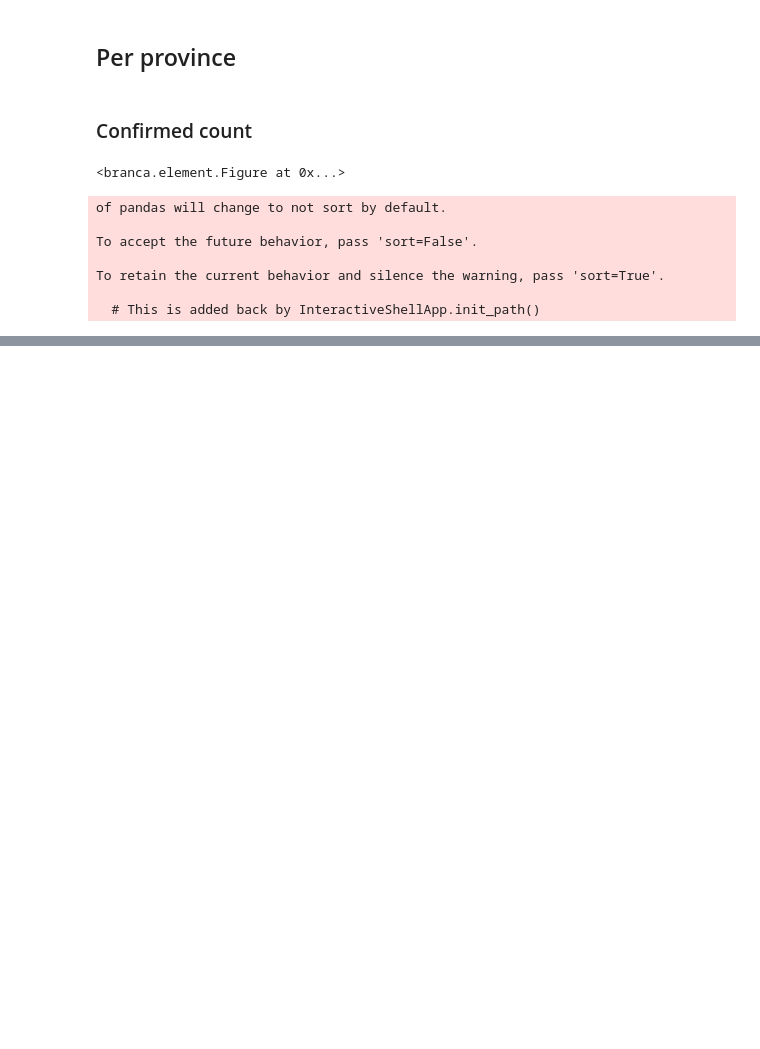
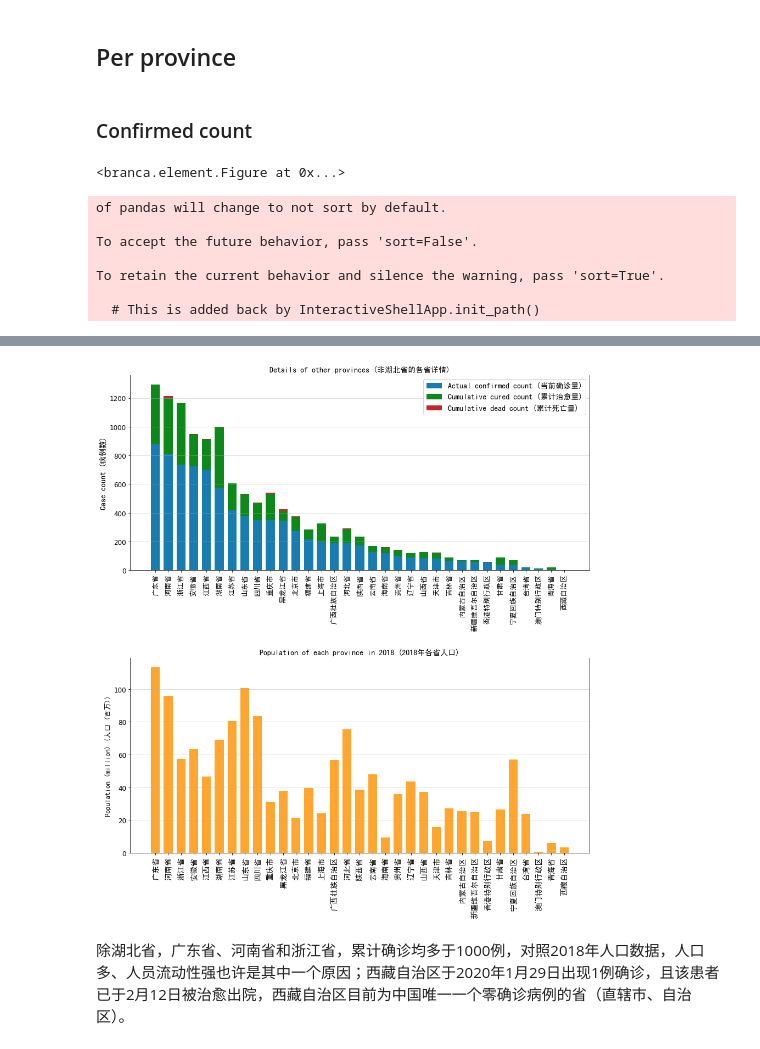
Before and after one commit to jingwen-z/python-playground, a Jupyter notebook: analysis/2019_nCoV/2019_nCoV.ipynb, the cells around one changed output, grey strips where cells are left out. Drawn from its saved outputs; the diff is of its cells as text; code cells hidden in the pictures; blank space fills up the shorter version.

```diff
--- a/analysis/2019_nCoV/2019_nCoV.ipynb
+++ b/analysis/2019_nCoV/2019_nCoV.ipynb
@@ -22,6 +24,12 @@ from branca.element import Template, MacroElement
 font_path = '/Library/Fonts/simhei.ttf'
 fontP = font_manager.FontProperties(fname=font_path)
 fontP.set_size(14)
+
+fontP_medium = font_manager.FontProperties(fname=font_path)
+fontP_medium.set_size(13)
+
+fontP_small = font_manager.FontProperties(fname=font_path)
+fontP_small.set_size(11)
 # %%
 data_df = pd.read_csv('DXYArea.csv')
 data_supplement = pd.read_csv('DXYArea_supplement.csv')
@@ -174,6 +190,13 @@ data_df.loc[(data_df['provinceName']=='重庆市') & (data_df['cityName']=='酉
 # 青海省
 data_df.loc[(data_df['provinceName']=='青海省') & (data_df['cityName']=='西宁市'), 'cityName'] = '西宁'
 data_df.loc[(data_df['provinceName']=='青海省') & (data_df['cityName']=='北海州'), 'cityName'] = '海北州'
+# %%
+# http://www.gxzf.gov.cn/mlgx/gxrw/qhrk/20170331-486083.shtml
+pop18_df.loc[len(pop18_df), 'provinceName'] = '广西壮族自治区'
+pop18_df.loc[pop18_df['provinceName'] == '广西壮族自治区', 'population_2018'] = 56590000
+
+pop18_df.loc[len(pop18_df), 'provinceName'] = '宁夏回族自治区'
+pop18_df.loc[pop18_df['provinceName'] == '宁夏回族自治区', 'population_2018'] = 56881100
 # %%
 province_daily_last = data_df.groupby(['provinceName', 'Date_ymd'])['Time_hms'].max().reset_index()
 
@@ -334,8 +355,12 @@ def thousands(x, pos):
 def thousands_1dec(x, pos):
     return '%1.1f' % (x * 1e-3)
 
+def millions(x, pos):
+    return '%1.0f' % (x * 1e-6)
+
 formatter_thousands = FuncFormatter(thousands)
 formatter_thousands_1dec = FuncFormatter(thousands_1dec)
+formatter_millions = FuncFormatter(millions)
 # %%
 fig, ax = plt.subplots(nrows=2, ncols=1, figsize=(14, 14))
 
@@ -770,3 +764,60 @@ hubei_vs_others_last_df
+# %%
+pop_sorted_cfirmedCnt = pd.merge(province_last_sorted_df[['provinceName']], pop18_df,
+                                 on='provinceName', how='left')
+# %%
+fig, ax = plt.subplots(nrows=2, ncols=1, figsize=(15, 16))
+
+# Details of other provinces
+ax[0].set_title('Details of other provinces (非湖北省的各省详情)', fontdict={'fontsize': 14}, fontproperties=fontP)
+rect11 = ax[0].bar(not_hubei_last_sorted_df.provinceName,
+                   not_hubei_last_sorted_df.province_act_confirmedCount,
+                   color='#177cb0',
+                   width=0.7)
+rect12 = ax[0].bar(not_hubei_last_sorted_df.provinceName,
+                   not_hubei_last_sorted_df.province_curedCount,
+                   bottom=not_hubei_last_sorted_df.province_act_confirmedCount,
+                   color='#0c8918',
+                   width=0.7)
+rect13 = ax[0].bar(not_hubei_last_sorted_df.provinceName,
+                   not_hubei_last_sorted_df.province_deadCount,
+                   bottom=not_hubei_last_sorted_df.province_act_confirmedCount + not_hubei_last_sorted_df.province_curedCount,
+                   color='#c3272b',
+                   width=0.7)
+
+ax[0].tick_params(labelsize=12)
+ax[0].set_xticklabels(not_hubei_last_sorted_df.provinceName, rotation=90, fontproperties=fontP_medium)
+ax[0].set_ylabel('Case count (病例数)', fontproperties=fontP)
+ax[0].spines['top'].set_visible(False)
+ax[0].grid(axis='y', which='major', alpha=0.5)
+
+ax[0].legend(handles=(rect11, rect12, rect13),
+             prop=fontP,
+             labels=('Actual confirmed count (当前确诊量)',
+                     'Cumulative cured count (累计治愈量)',
+                     'Cumulative dead count (累计死亡量)'), loc=1)
+
+# Population of each province
+ax[1].set_title('Population of each province in 2018 (2018年各省人口)',
+                fontdict={'fontsize': 14}, fontproperties=fontP)
+ax[1].bar(pop_sorted_cfirmedCnt[pop_sorted_cfirmedCnt['provinceName']!='湖北省'].provinceName,
+          pop_sorted_cfirmedCnt[pop_sorted_cfirmedCnt['provinceName']!='湖北省'].population_2018,
+          color='#ffa631',
+          width=0.7)
+
+ax[1].tick_params(labelsize=12)
+ax[1].set_xticklabels(pop_sorted_cfirmedCnt[pop_sorted_cfirmedCnt['provinceName']!='湖北省'].provinceName,
+                      rotation=90, fontproperties=fontP)
+ax[1].set_ylabel('Population (million) (人口 (百万))', size=12, fontproperties=fontP_medium)
+ax[1].spines['top'].set_visible(False)
+ax[1].grid(axis='y', which='major', alpha=0.5)
+ax[1].yaxis.set_major_formatter(formatter_millions)
+
+plt.subplots_adjust(hspace=0.45)
+plt.show()
+# %% [output]
+[figure, added]
+# %% [markdown]
+除湖北省，广东省、河南省和浙江省，累计确诊均多于1000例，对照2018年人口数据，人口多、人员流动性强也许是其中一个原因；西藏自治区于2020年1月29日出现1例确诊，且该患者已于2月12日被治愈出院，西藏自治区目前为中国唯一一个零确诊病例的省（直辖市、自治区）。
 # %%
 not_hubei_last_sorted_df.head(2)
 # %% [output]
```
Also changed, not shown: parts of 24 cells of this notebook, 1 other file.
